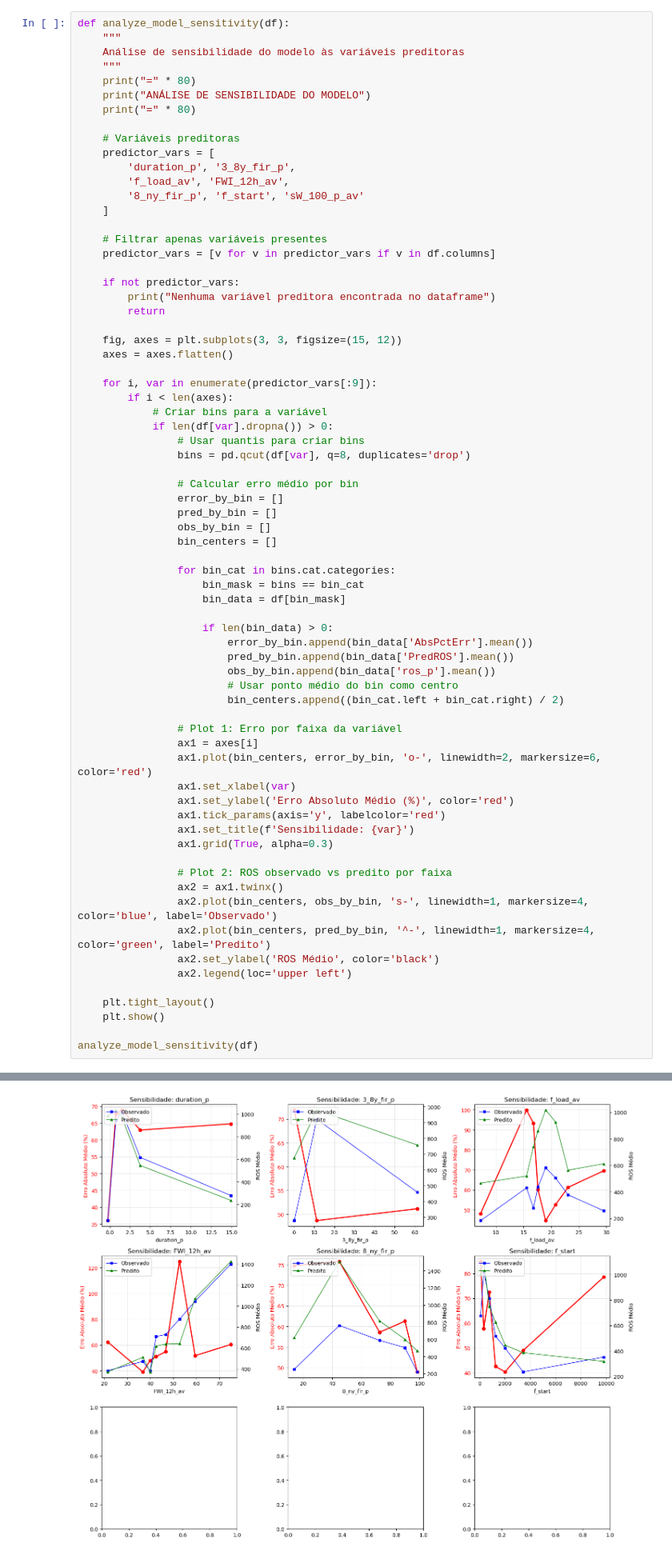
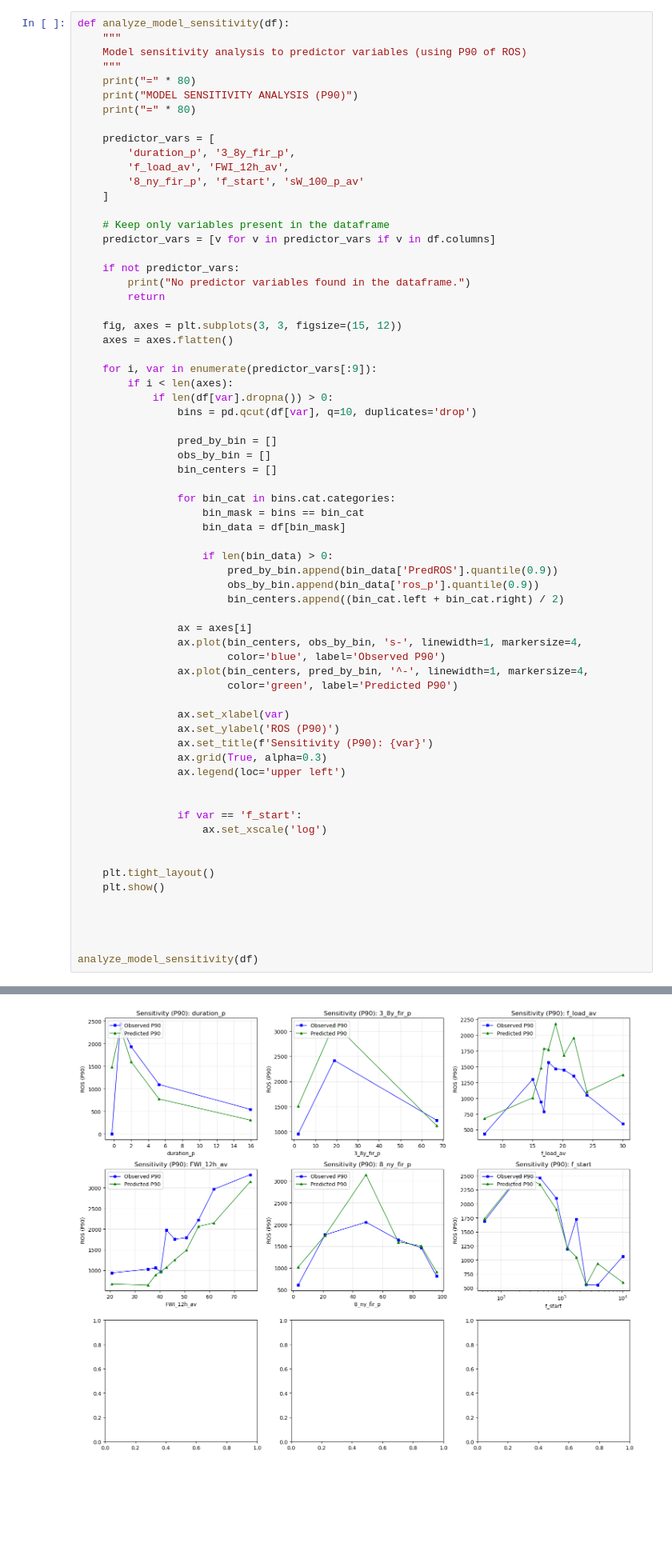
Before and after one commit to rafael-bork/FIRE-HACK-Project, a Jupyter notebook: Notebooks/4Models/Outlier_Analysis.ipynb, the cells around one changed output, grey strips where cells are left out. Shown at 80% size. Drawn from its saved outputs; the diff is of its cells as text; blank space fills up the shorter version.

```diff
--- a/Notebooks/4Models/Outlier_Analysis.ipynb
+++ b/Notebooks/4Models/Outlier_Analysis.ipynb
@@ -745,24 +757,23 @@ ESTATÍSTICAS DOS RESÍDUOS:
 # %%
 def analyze_model_sensitivity(df):
     """
-    Análise de sensibilidade do modelo às variáveis preditoras
+    Model sensitivity analysis to predictor variables (using P90 of ROS)
     """
     print("=" * 80)
-    print("ANÁLISE DE SENSIBILIDADE DO MODELO")
+    print("MODEL SENSITIVITY ANALYSIS (P90)")
     print("=" * 80)
 
-    # Variáveis preditoras
     predictor_vars = [
         'duration_p', '3_8y_fir_p',
         'f_load_av', 'FWI_12h_av',
         '8_ny_fir_p', 'f_start', 'sW_100_p_av'
     ]
 
-    # Filtrar apenas variáveis presentes
+    # Keep only variables present in the dataframe
     predictor_vars = [v for v in predictor_vars if v in df.columns]
 
     if not predictor_vars:
-        print("Nenhuma variável preditora encontrada no dataframe")
+        print("No predictor variables found in the dataframe.")
         return
 
     fig, axes = plt.subplots(3, 3, figsize=(15, 12))
@@ -770,13 +781,9 @@ def analyze_model_sensitivity(df):
 
     for i, var in enumerate(predictor_vars[:9]):
         if i < len(axes):
-            # Criar bins para a variável
             if len(df[var].dropna()) > 0:
-                # Usar quantis para criar bins
-                bins = pd.qcut(df[var], q=8, duplicates='drop')
+                bins = pd.qcut(df[var], q=10, duplicates='drop')
 
-                # Calcular erro médio por bin
-                error_by_bin = []
                 pred_by_bin = []
                 obs_by_bin = []
                 bin_centers = []
@@ -786,31 +793,33 @@ def analyze_model_sensitivity(df):
                     bin_data = df[bin_mask]
 
                     if len(bin_data) > 0:
-                        error_by_bin.append(bin_data['AbsPctErr'].mean())
-                        pred_by_bin.append(bin_data['PredROS'].mean())
-                        obs_by_bin.append(bin_data['ros_p'].mean())
-                        # Usar ponto médio do bin como centro
+                        pred_by_bin.append(bin_data['PredROS'].quantile(0.9))
+                        obs_by_bin.append(bin_data['ros_p'].quantile(0.9))
                         bin_centers.append((bin_cat.left + bin_cat.right) / 2)
 
-                # Plot 1: Erro por faixa da variável
-                ax1 = axes[i]
-                ax1.plot(bin_centers, error_by_bin, 'o-', linewidth=2, markersize=6, color='red')
-                ax1.set_xlabel(var)
-                ax1.set_ylabel('Erro Absoluto Médio (%)', color='red')
-                ax1.tick_params(axis='y', labelcolor='red')
-                ax1.set_title(f'Sensibilidade: {var}')
-                ax1.grid(True, alpha=0.3)
+                ax = axes[i]
+                ax.plot(bin_centers, obs_by_bin, 's-', linewidth=1, markersize=4,
+                        color='blue', label='Observed P90')
+                ax.plot(bin_centers, pred_by_bin, '^-', linewidth=1, markersize=4,
+                        color='green', label='Predicted P90')
 
-                # Plot 2: ROS observado vs predito por faixa
-                ax2 = ax1.twinx()
-                ax2.plot(bin_centers, obs_by_bin, 's-', linewidth=1, markersize=4, color='blue', label='Observado')
-                ax2.plot(bin_centers, pred_by_bin, '^-', linewidth=1, markersize=4, color='green', label='Predito')
-                ax2.set_ylabel('ROS Médio', color='black')
-                ax2.legend(loc='upper left')
+                ax.set_xlabel(var)
+                ax.set_ylabel('ROS (P90)')
+                ax.set_title(f'Sensitivity (P90): {var}')
+                ax.grid(True, alpha=0.3)
+                ax.legend(loc='upper left')
+
+
+                if var == 'f_start':
+                    ax.set_xscale('log')
+
 
     plt.tight_layout()
     plt.show()
 
+
+
+
 analyze_model_sensitivity(df)
 # %% [output]
 ================================================================================
@@ -818,5 +827,5 @@ ANÁLISE DE SENSIBILIDADE DO MODELO
 ================================================================================
-[figure, old version]
+[figure, new version]
 # %%
 def analyze_all_interactions_with_heatmaps(df):
     """
```
Also changed, not shown: parts of 6 cells of this notebook, 23 other files.
